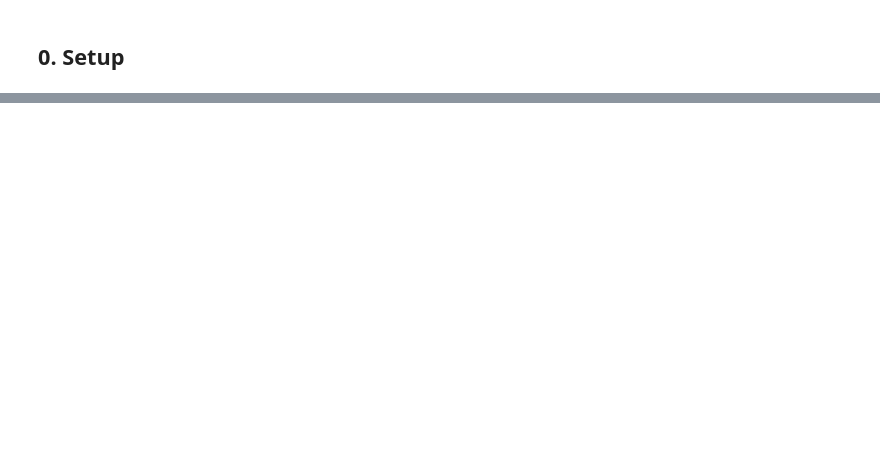
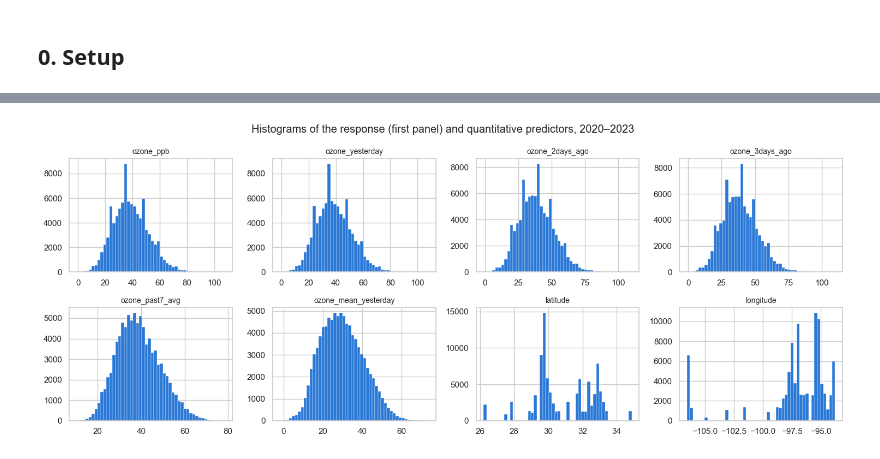
Before and after one commit to Haneenal2/data-mining-, a Jupyter notebook: notebooks/04_rq2_regression.ipynb, the cells around one changed output, grey strips where cells are left out. Drawn from its saved outputs; the diff is of its cells as text; code cells hidden in the pictures; blank space fills up the shorter version.

```diff
--- a/notebooks/04_rq2_regression.ipynb
+++ b/notebooks/04_rq2_regression.ipynb
@@ -407,13 +32,0 @@ Days within ±10 ppb: 77%
-# %%
-methods = results.index.tolist()
-bar_colors = [BASELINE_COLOR, BASELINE_COLOR, PREDICT_COLOR]
-
-fig, axes = plt.subplots(1, 2, figsize=(12, 4.5))
-for ax, metric in zip(axes, ["MAE (ppb)", "RMSE (ppb)"]):
-    bars = ax.bar(methods, results[metric], color=bar_colors)
-    ax.bar_label(bars, fmt="%.2f")
-    ax.set_title(f"Ozone {metric.split()[0]} on 2024 test data (lower is better)")
-    ax.set_ylabel(metric)
-plt.tight_layout()
-plt.savefig(f"{FIGS}/ozone_model_vs_baselines.png", dpi=150)
-plt.show()
@@ -706,0 +91,6 @@ summary
+# %%
+oz["date"] = pd.to_datetime(oz["date_local"])
+oz["ozone_ppb"] = oz["ozone_mda8_ppm"] * 1000
+oz["ozone_mean_ppb"] = oz["ozone_daily_mean_ppm"] * 1000
+oz = oz.sort_values(["site_id", "date"]).reset_index(drop=True)
+oz["ozone_ppb"].describe().round(1)
@@ -706,0 +145,6 @@ summary
+# %%
+quant = ["ozone_yesterday", "ozone_2days_ago", "ozone_3days_ago", "ozone_past7_avg",
+         "ozone_mean_yesterday", "latitude", "longitude"]
+oz_model = oz.dropna(subset=quant).copy()
+print("Site-days:", len(oz), "| with all predictors:", len(oz_model),
+      f"({len(oz_model) / len(oz) * 100:.1f}% kept)")
@@ -706,0 +162,8 @@ summary
+# %%
+train = oz_model[oz_model["year"] <= 2023].copy()
+test = oz_model[oz_model["year"] == 2024].copy()
+pd.DataFrame({"years": ["2020–2023", "2024"],
+              "site-days": [len(train), len(test)],
+              "sites": [train["site_id"].nunique(), test["site_id"].nunique()],
+              "mean ozone (ppb)": [train["ozone_ppb"].mean().round(1), test["ozone_ppb"].mean().round(1)]},
+             index=["estimation (train)", "new data (test)"])
@@ -706,0 +178,12 @@ summary
+# %%
+cols = ["ozone_ppb"] + quant
+fig, axes = plt.subplots(2, 4, figsize=(15, 6))
+for ax, c in zip(axes.flat, cols):
+    ax.hist(train[c], bins=50, color=ACTUAL_COLOR, edgecolor="white", linewidth=0.3)
+    ax.set_title(c, fontsize=10)
+plt.suptitle("Histograms of the response (first panel) and quantitative predictors, 2020–2023")
+plt.tight_layout()
+plt.savefig(f"{FIGS}/ozone_eda_histograms.png", dpi=150)
+plt.show()
+# %% [output]
+[figure, added]
```
Also changed, not shown: parts of 140 cells of this notebook, 14 other files.
